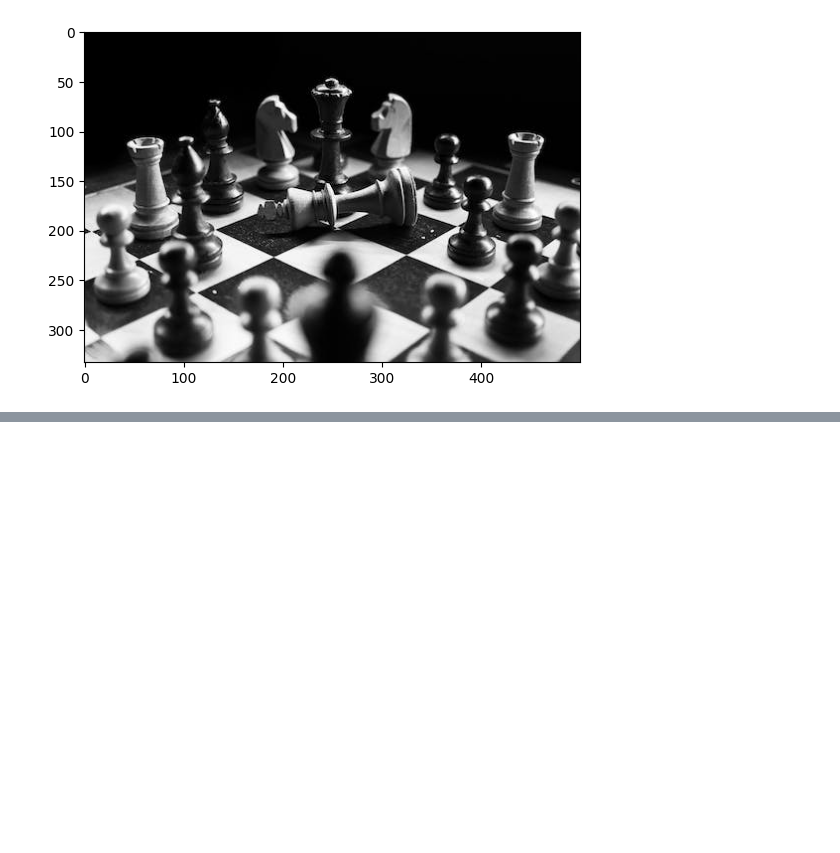
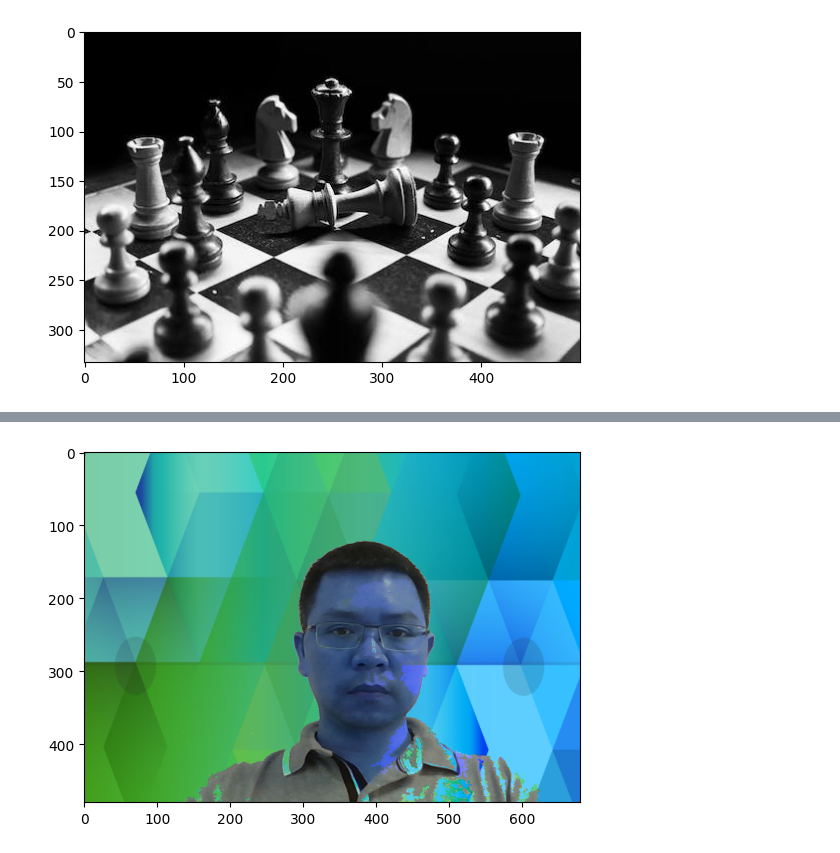
Before and after one commit to Jenniferduong20012004/JennyLearningAI, a Jupyter notebook: vector_and_matrix.ipynb, the cells around one changed output, grey strips where cells are left out. Cells and saved outputs as stored; diff of their text form; code cells hidden in the pictures; blank space fills up the shorter version.

```diff
--- a/vector_and_matrix.ipynb
+++ b/vector_and_matrix.ipynb
@@ -119,0 +139,8 @@ plt.show()
+# %%
+new_bg = cv2.imread("/content/drive/MyDrive/TA cal2/FakeBackground.png",1)
+new_bg= cv2.resize(new_bg,(680,480))
+output = np.where (difference_binary ==0, new_bg, still)
+plt.imshow (output, cmap = 'gray')
+plt.show()
+# %% [output]
+[figure, added]
```
Also changed, not shown: parts of 2 cells of this notebook.
